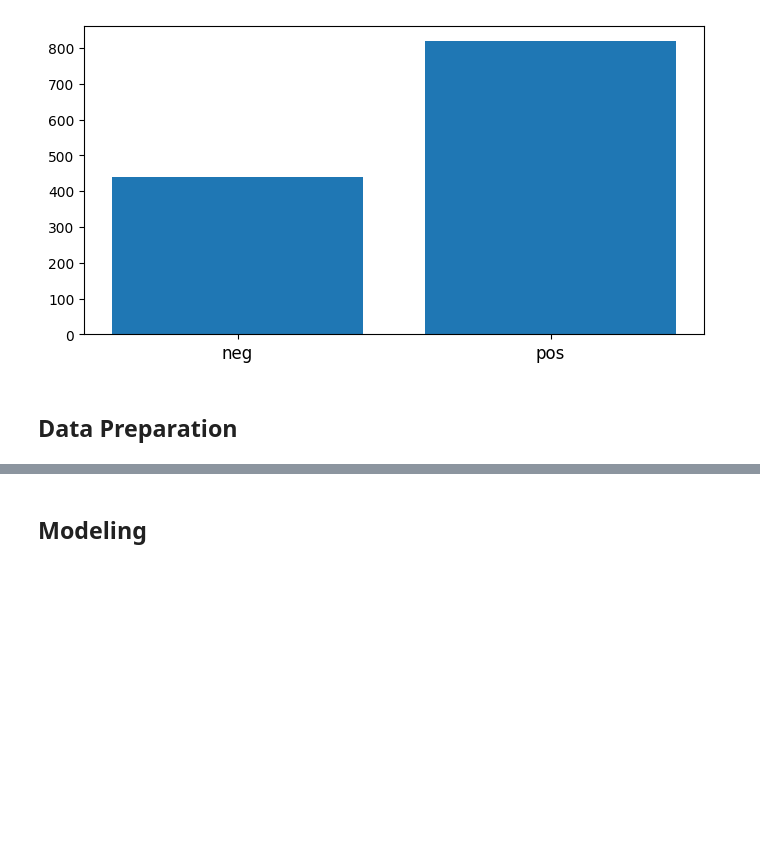
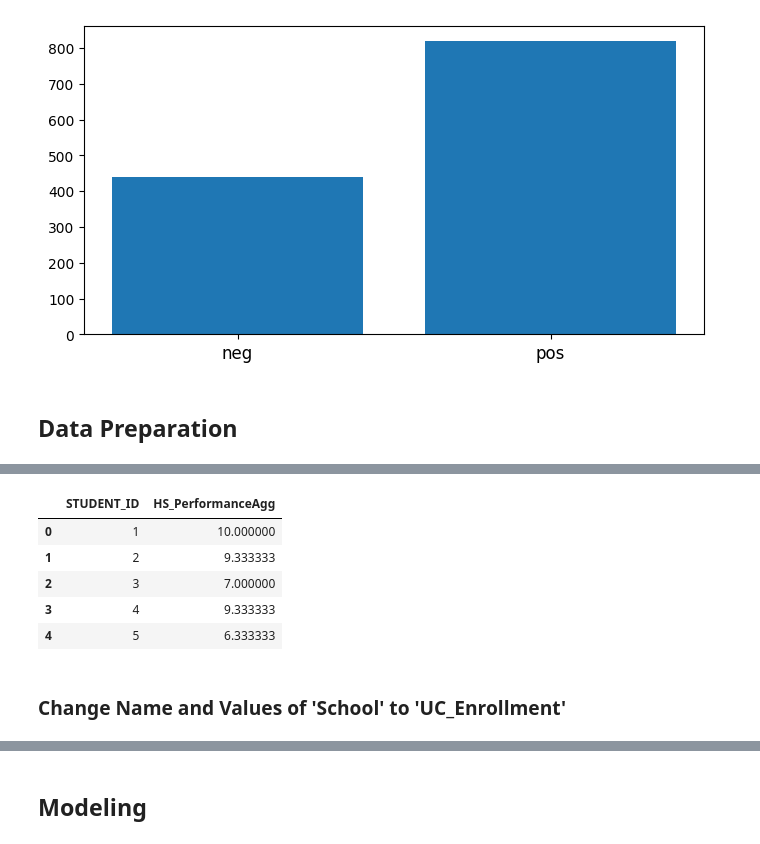
Before and after one commit to mjvillamayor/IST340-Final-Project, a Jupyter notebook: KDDM_Project.ipynb, the cells around one changed output, grey strips where cells are left out. Saved outputs shown, nothing was run; the diff lists cells and outputs as text; code cells hidden in the pictures; blank space fills up the shorter version.

```diff
--- a/KDDM_Project.ipynb
+++ b/KDDM_Project.ipynb
@@ -1204,0 +1270,6 @@ fun.data_exploration(df, 'no_payment_due')
+# %%
+# Remove the space in the column name 'LongTermPlannerScore '
+df_model.rename(columns={'LongTermPlannerScore ':'LongTermPlannerScore'}, inplace=True)
+
+# Manually see quantile thresholds for 'LongTermPlannerScore' before doing ternary binning
+df_model['LongTermPlannerScore'].quantile([0, 1/3, 2/3, 1])
@@ -1204,0 +1282,7 @@ fun.data_exploration(df, 'no_payment_due')
+# %%
+df_model['LongTermPlannerScore'] = pd.qcut(
+    df_model['LongTermPlannerScore'],
+    q=3,
+    labels=['Low', 'Medium', 'High']
+)
+df_model['LongTermPlannerScore'].value_counts()
@@ -1204,0 +1299,10 @@ fun.data_exploration(df, 'no_payment_due')
+# %%
+df_model.rename(columns={'PARENTS_EDUCATION_LEVEL':'Parents_Education_Level'}, inplace=True)
+
+df_model['Parents_Education_Level'].replace(['VERY HS or Lower', ' VERY HS or Lower'], 'HS or Lower', inplace=True)
+df_model['Parents_Education_Level'].replace([
+    'GREAT',
+    "Master's",
+    'Doctorate'], 'Graduate', inplace=True
+)
+df_model['Parents_Education_Level'].value_counts()
@@ -1204,0 +1325,16 @@ fun.data_exploration(df, 'no_payment_due')
+# %%
+# Aggregate 'HS_Math', 'HS_Science', and 'HS_English' into a single column
+# Calculate an average score for each student
+cols_to_aggregate = ['HS_Math', 'HS_Science', 'HS_English']
+df_model['HS_PerformanceAgg'] = df_model[cols_to_aggregate].mean(axis=1)
+df_model.drop(columns=cols_to_aggregate, inplace=True)
+df_model[['STUDENT_ID', 'HS_PerformanceAgg']].head()
+# %% [output]
+|  | STUDENT_ID | HS_PerformanceAgg |
+| 0 | 1 | 10.000000 |
+| 1 | 2 | 9.333333 |
+| 2 | 3 | 7.000000 |
+| 3 | 4 | 9.333333 |
+| 4 | 5 | 6.333333 |
+# %% [markdown]
+### Change Name and Values of 'School' to 'UC_Enrollment'
```
Also changed, not shown: parts of 39 cells of this notebook, 1 other file.
